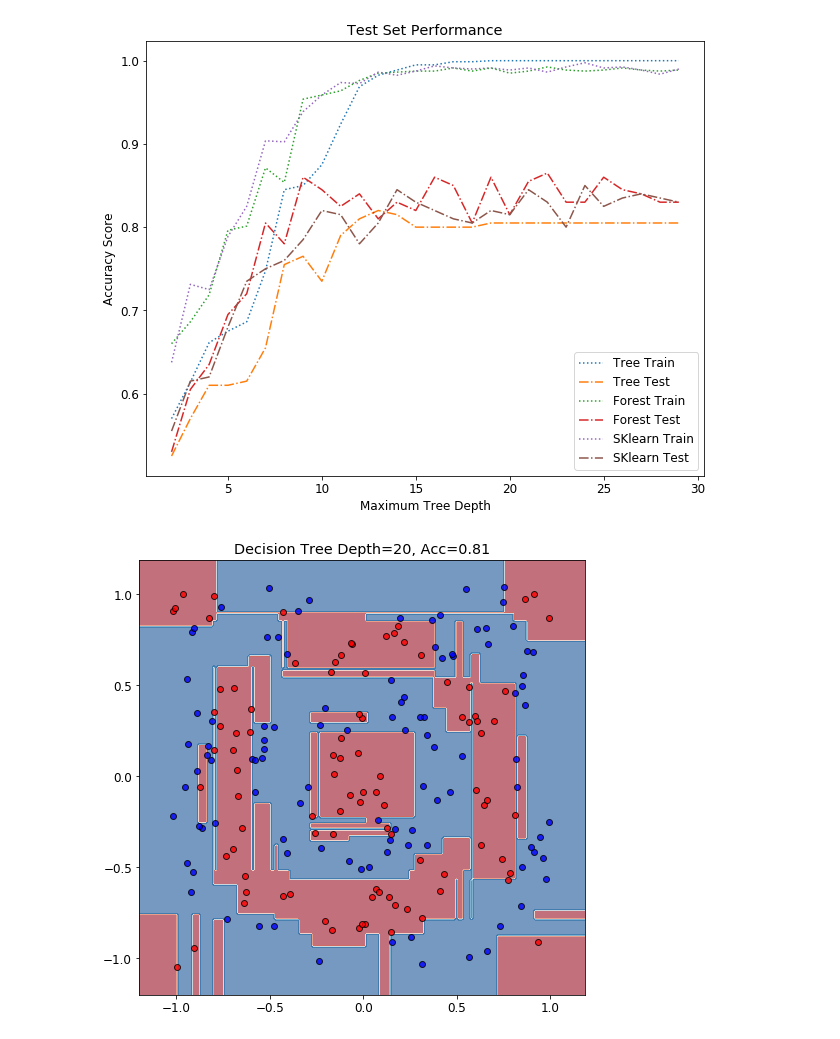
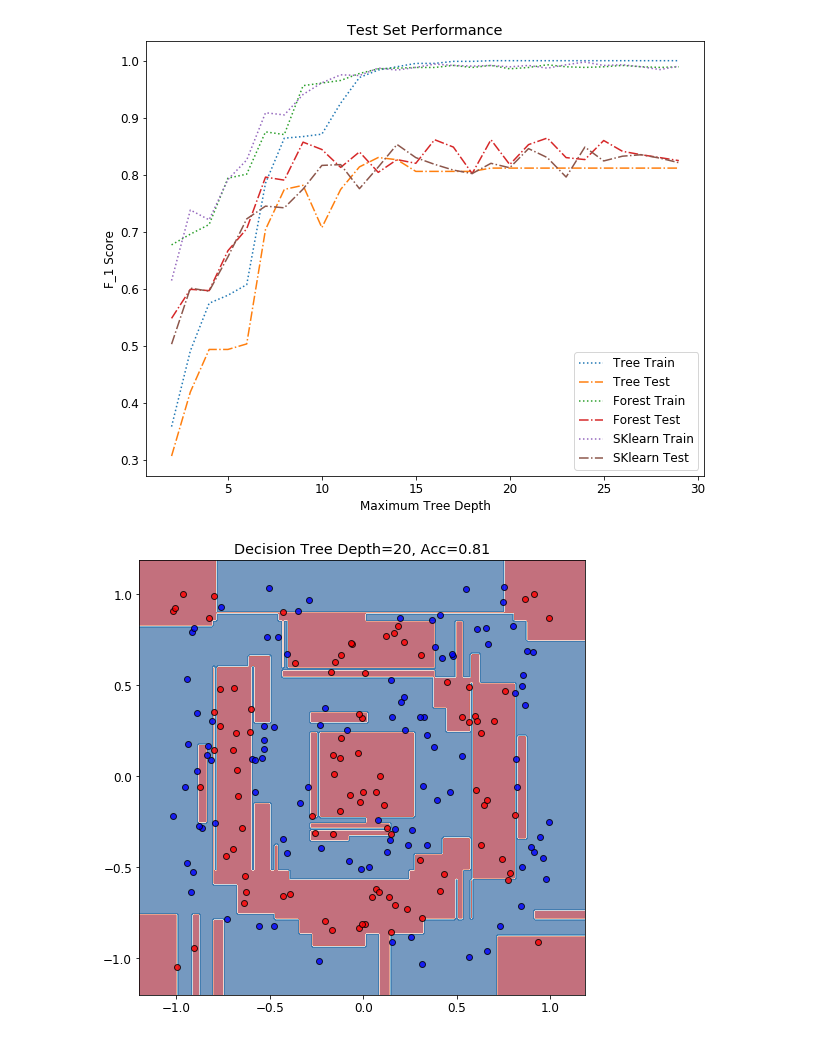
Before and after one commit to joey-lou/randomforest, a Jupyter notebook: sample_tst.ipynb, the cells around one changed output. Saved outputs shown, nothing was run; the diff lists cells and outputs as text; code cells hidden in the pictures.

```diff
--- a/sample_tst.ipynb
+++ b/sample_tst.ipynb
@@ -4,6 +4,17 @@ from randomforest import RandomForest
 from decisiontree import DecisionTree
 from matplotlib import pyplot as plt
 import matplotlib
+# %%
+def calculate_f1(y, yhat):
+    tp = np.sum((y == 1) & (yhat == 1))
+    fp = np.sum((y == 0) & (yhat == 1))
+    fn = np.sum((y == 1) & (yhat == 0))
+    recall = tp / (tp + fn)
+    precision = tp / (tp + fp)
+    return 2*recall*precision/(recall+precision)
+
+def calculate_acc(y, yhat):
+    return np.sum(y==yhat)/len(y)
 # %%
 # test on specific shapes
 np.random.seed(99)
@@ -61,38 +72,40 @@ forest_test = []
 sk_train = []
 sk_test = []
 depths = np.arange(2,30)
+func = calculate_f1 # plot f1 score
+
 for depth in depths:
     tree = DecisionTree(depth)
     tree.fit(X_train, y_train)
-    tree_train.append(calculate_acc(y_train, tree.predict(X_train)))
-    tree_test.append(calculate_acc(y_test, tree.predict(X_test)))
+    tree_train.append(func(y_train, tree.predict(X_train)))
+    tree_test.append(func(y_test, tree.predict(X_test)))
 
     forest = RandomForest(feature_count=2, tree_num = 10, depth = depth)
     forest.fit(X_train, y_train)
-    forest_train.append(calculate_acc(y_train, forest.predict(X_train)))
-    forest_test.append(calculate_acc(y_test, forest.predict(X_test)))
+    forest_train.append(func(y_train, forest.predict(X_train)))
+    forest_test.append(func(y_test, forest.predict(X_test)))
 
     clf = RandomForestClassifier(n_estimators=10, max_depth=depth)
     clf.fit(X_train, y_train)
-    sk_train.append(calculate_acc(y_train, clf.predict(X_train)))
-    sk_test.append(calculate_acc(y_test, clf.predict(X_test)))
+    sk_train.append(func(y_train, clf.predict(X_train)))
+    sk_test.append(func(y_test, clf.predict(X_test)))
 # %%
 plt.figure(figsize = (10,8))
 matplotlib.rcParams.update({'font.size': 12})
 plt.plot(depths,tree_train, ls = ':', label = 'Tree Train')
 plt.plot(depths,tree_test, ls = '-.', label = 'Tree Test')
 plt.plot(depths,forest_train, ls = ':', label = 'Forest Train')
 plt.plot(depths,forest_test, ls = '-.', label = 'Forest Test')
 plt.plot(depths,sk_train, ls = ':', label = 'SKlearn Train')
 plt.plot(depths,sk_test, ls = '-.', label = 'SKlearn Test')
 plt.xlabel('Maximum Tree Depth')
-plt.ylabel('Accuracy Score')
+plt.ylabel('F_1 Score')
 plt.title('Test Set Performance')
 plt.legend()
-plt.savefig('data/Acc_plot')
+plt.savefig('data/F1_compare')
 plt.show()
 # %% [output]
-[figure, old version]
+[figure, new version]
 # %%
 depth = 20
 tree = DecisionTree(depth)
```
Also changed, not shown: parts of 2 cells of this notebook, 1 other file.
